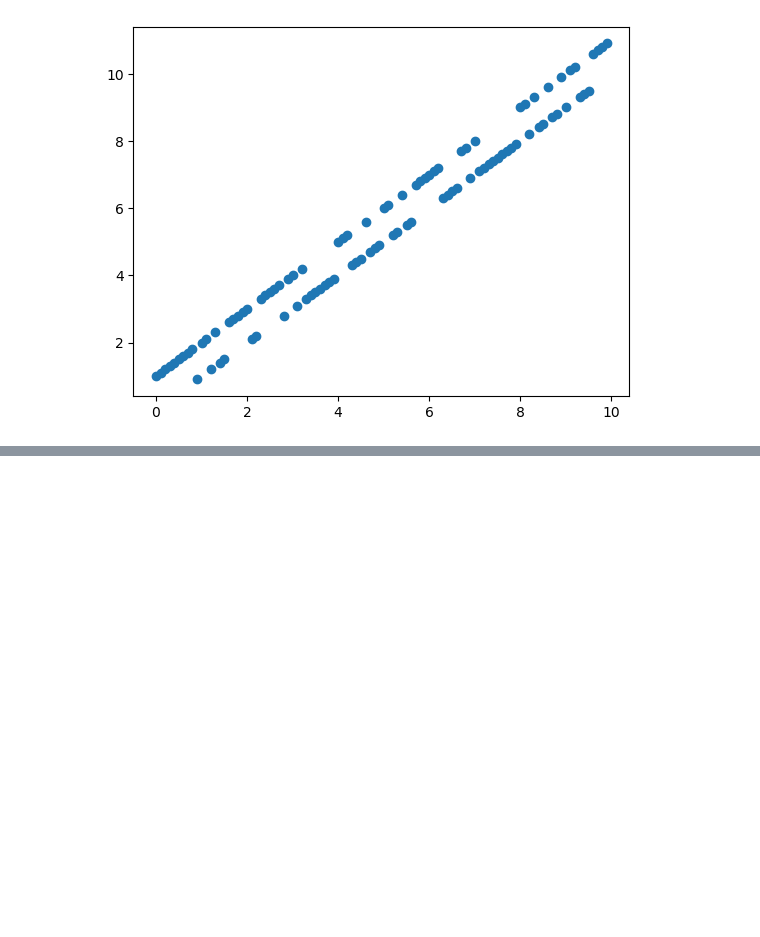
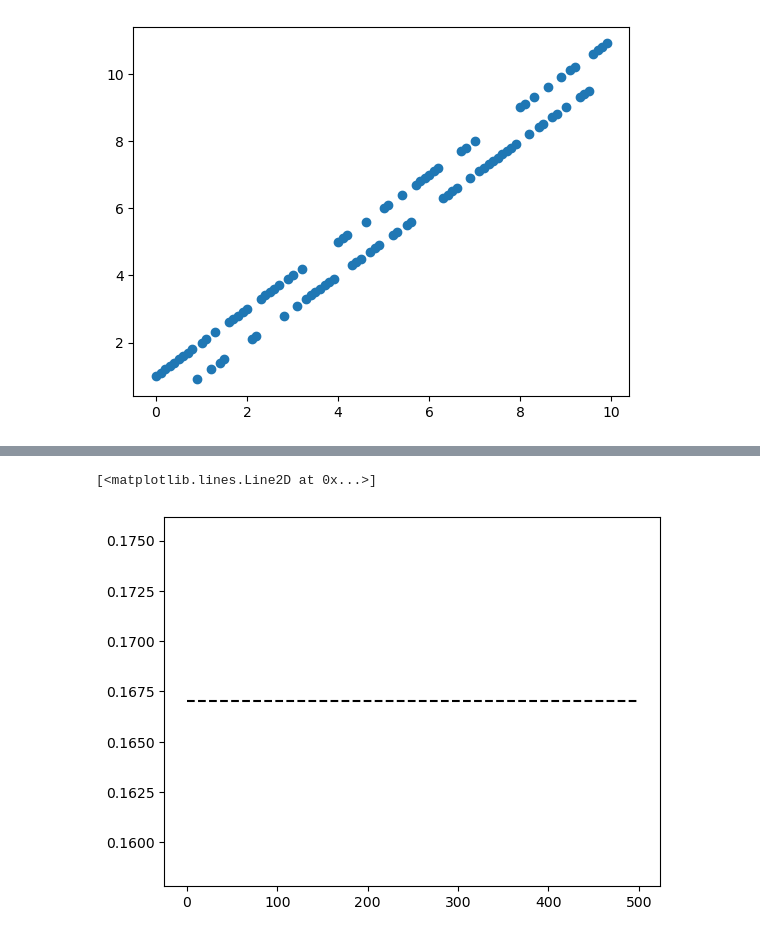
Before and after one commit to ailunguo/Deep_Learning, a Jupyter notebook: 预备知识/数据操作.ipynb, the cells around one changed output, grey strips where cells are left out. Saved outputs shown, nothing was run; the diff lists cells and outputs as text; code cells hidden in the pictures; blank space fills up the shorter version.

```diff
--- a/预备知识/数据操作.ipynb
+++ b/预备知识/数据操作.ipynb
@@ -756,0 +957,10 @@ plt.scatter(x, y)
+# %%
+x = torch.arange(500)
+# %%
+y = torch.arange(500, dtype = torch.float32)
+y[:] = 0.167
+# %%
+plt.plot(x.numpy(), y.numpy(), color='black', linestyle='dashed')
+# %% [output]
+[<matplotlib.lines.Line2D at 0x...>]
+[figure, added]
```
Also changed, not shown: parts of 38 cells of this notebook, 1 other file.
